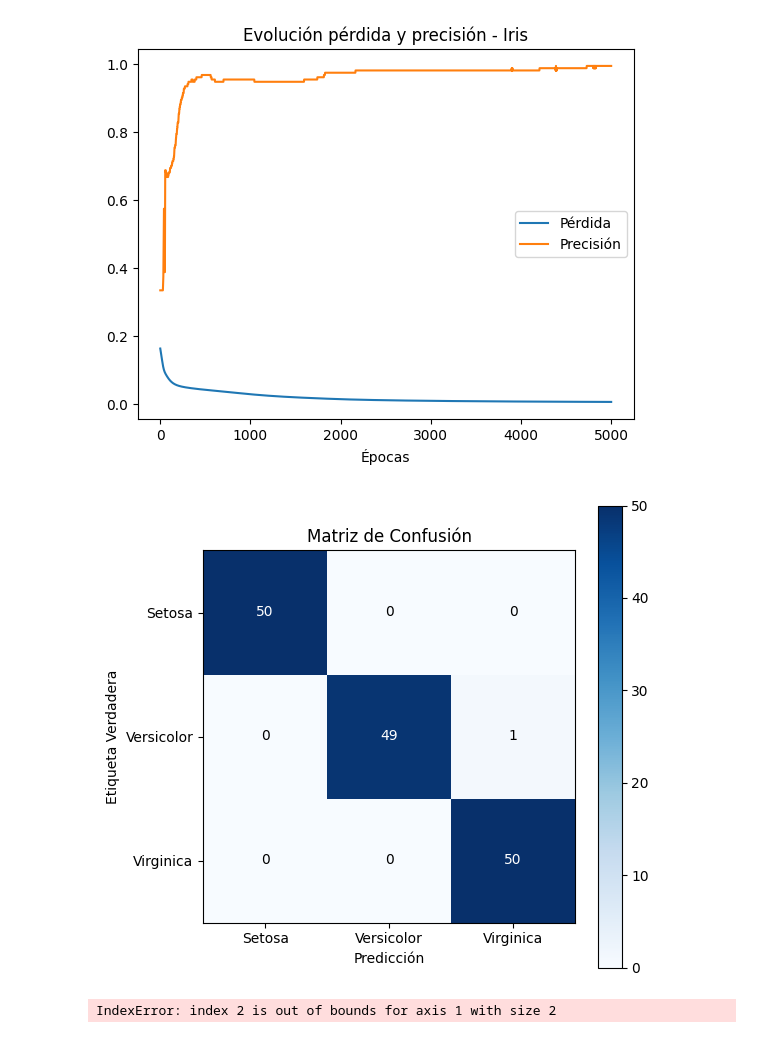
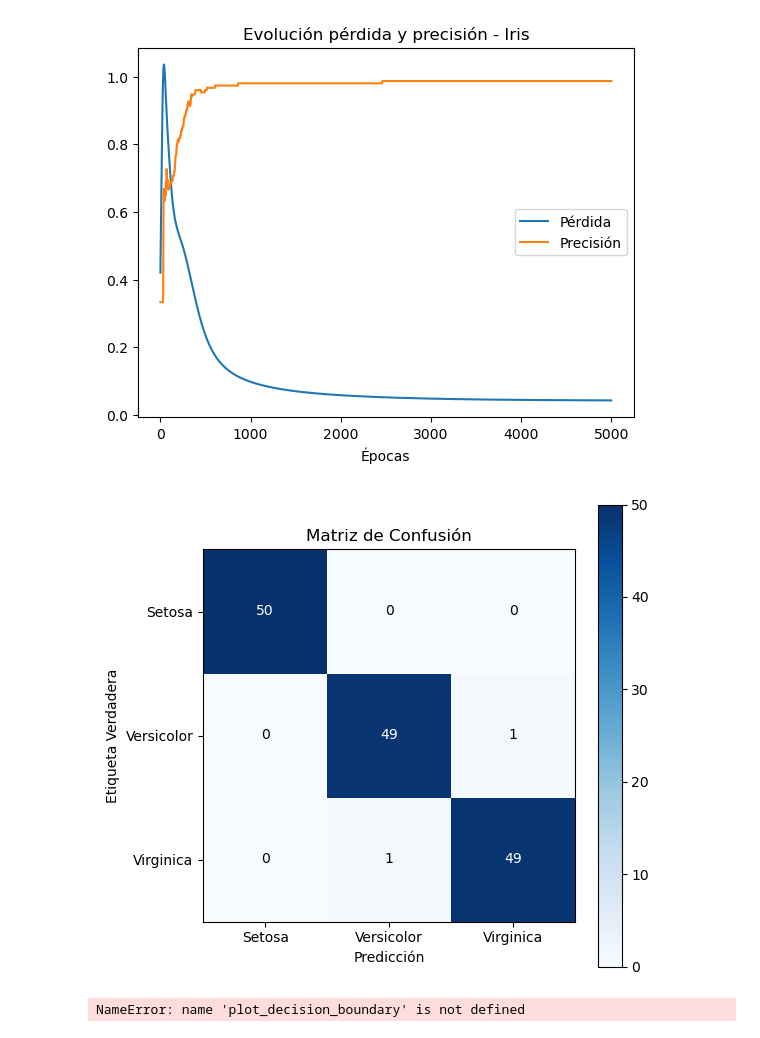
Before and after one commit to juand4569/FNN, a Jupyter notebook: FNN.ipynb, the cells around one changed output. Cells and saved outputs as stored; diff of their text form; code cells hidden in the pictures.

Commit message:
fix self errors and add new weights initialization and cross entropy functions

```diff
--- a/FNN.ipynb
+++ b/FNN.ipynb
@@ -217,10 +202,10 @@ class PerceptronMulticapa:
 # %%
 # Supongamos un conjunto simple XOR para clasificación binaria
 X = np.array([[0,0],[0,1],[1,0],[1,1]])
-Y = np.array([[0],[1],[1],[0]])
+Y = np.array([[1,0],[0,1],[0,1],[1,0]])  # One-hot para 2 clases
 
 # Instancia del perceptrón multicapa
-mlp = PerceptronMulticapa(capas=[2, 4, 1], eta=0.01)
+mlp = PerceptronMulticapa(capas=[2, 4, 2], eta=0.01)
 
 # Variables para almacenar pérdida por época
 epocas = 10000
@@ -230,7 +215,7 @@ precisiones = []
 
 for epoca in range(epocas):
     activaciones, zetas = mlp.forward(X)
-    perdida = mlp.funcion_perdida(activaciones[-1], Y)
+    perdida = mlp.categorical_crossentropy(activaciones[-1], Y)
     precis = mlp.precision(activaciones[-1], Y)
 
     perdidas.append(perdida)
@@ -319,34 +304,34 @@ mlp = PerceptronMulticapa(capas=[4, 8, 3], eta=0.01)
 epocas = 5000
 perdidas = []
 precisiones = []
 
 for epoca in range(epocas):
     activaciones, zetas = mlp.forward(X)
-    perdida = mlp.funcion_perdida(activaciones[-1], Y)
+    perdida = mlp.categorical_crossentropy(activaciones[-1], Y)
     perdidas.append(perdida)
     precision = mlp.precision(activaciones[-1], Y)
     precisiones.append(precision)
     grad_pesos, grad_bias = mlp.backward(activaciones, zetas, Y)
     mlp.actualizar_parametros(grad_pesos, grad_bias)
 
 # Graficar pérdida y precisión
 plt.plot(perdidas, label='Pérdida')
 plt.plot(precisiones, label='Precisión')
 plt.xlabel('Épocas')
 plt.legend()
 plt.title('Evolución pérdida y precisión - Iris')
 plt.show()
 
 # Preparar etiquetas para matriz de confusión
 y_true_labels = np.argmax(Y, axis=1)
 y_pred_labels = np.argmax(activaciones[-1], axis=1)
 
 # Función definida matriz_confusion_np() para matriz de confusión sin sklearn
 matriz_confusion_np(y_true=y_true_labels, y_pred=y_pred_labels, clases=['Setosa', 'Versicolor', 'Virginica'])
 
 # Función definida plot_decision_boundary() para frontera de decisión 2D con primeras 2 características
 plot_decision_boundary(X[:, :2], Y, mlp, feature_names=['Sepal length', 'Sepal width'])
 # %% [output]
-[figure, old version]
+[figure, new version]
-[figure, old version]
+[figure, new version]
-IndexError: index 2 is out of bounds for axis 1 with size 2
+NameError: name 'plot_decision_boundary' is not defined
```
Also changed, not shown: parts of 3 cells of this notebook, 1 other file.
